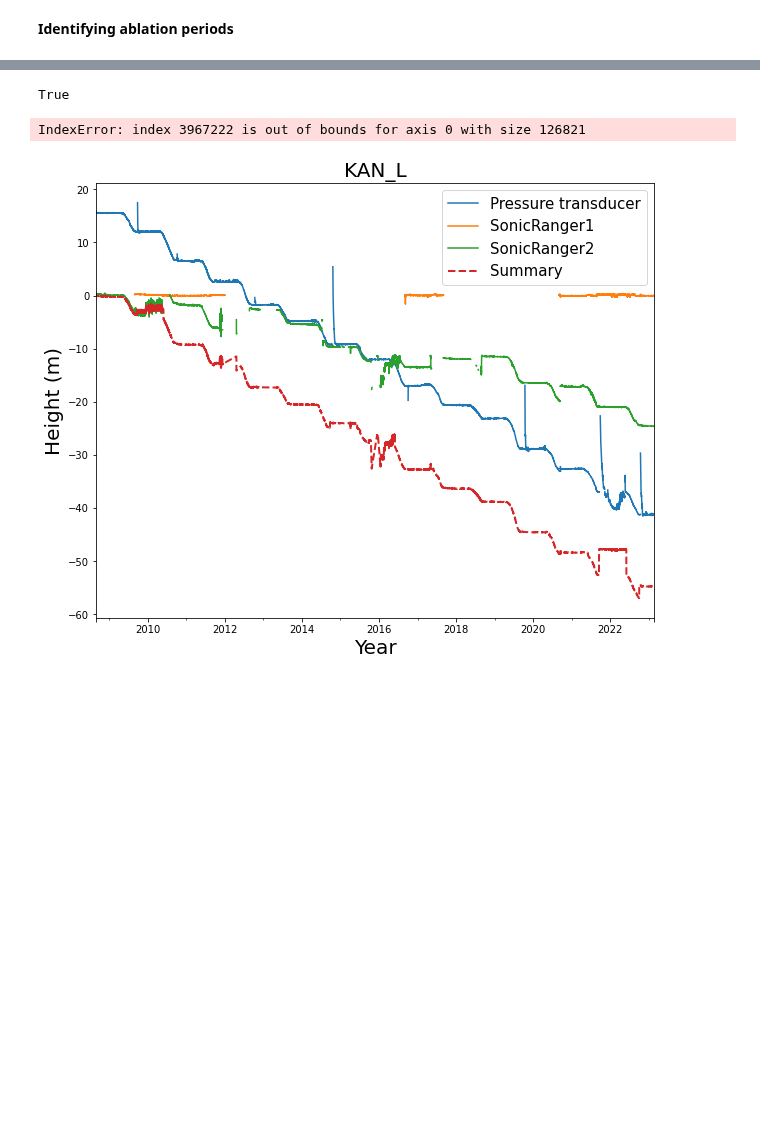
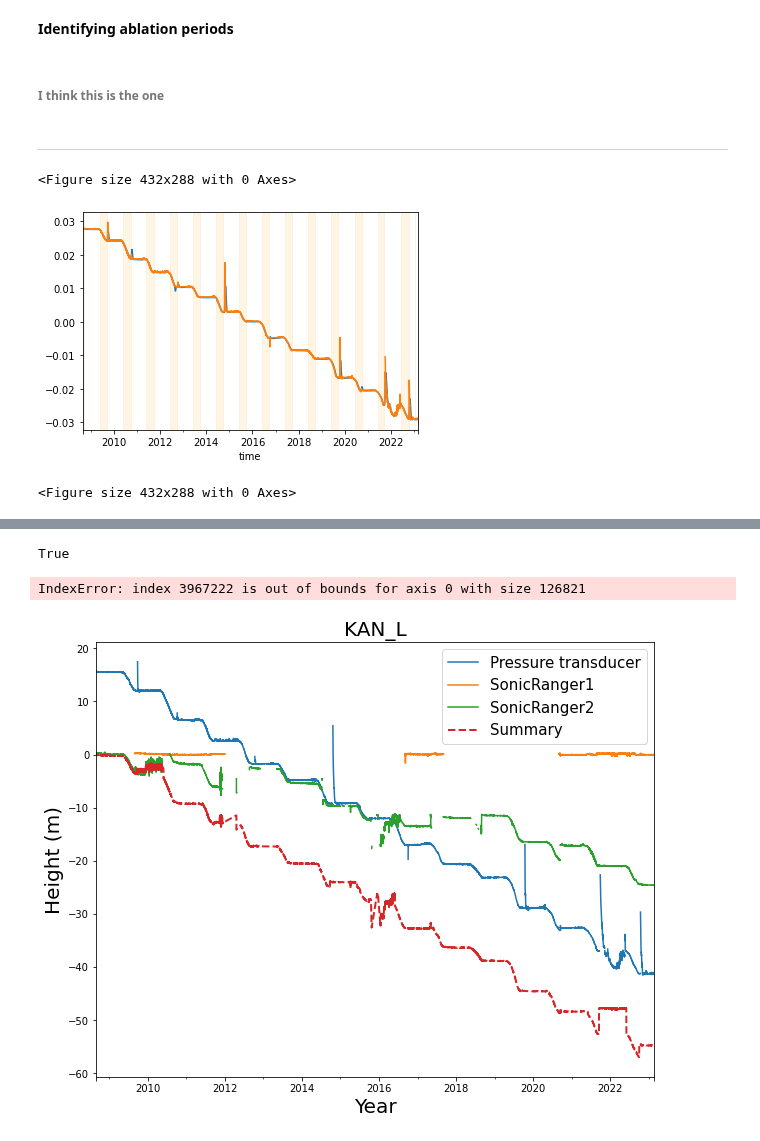
Before and after one commit to markbjerre/GEUS-Master-Thesis, a Jupyter notebook: scripts/SMB_Ablation.ipynb, the cells around one changed output, grey strips where cells are left out. Saved outputs shown, nothing was run; the diff lists cells and outputs as text; code cells hidden in the pictures; blank space fills up the shorter version.

Commit message:
Ablation_Periods

```diff
--- a/scripts/SMB_Ablation.ipynb
+++ b/scripts/SMB_Ablation.ipynb
@@ -69,4 +71,4 @@ def load_promice(path_to_file):
     df = df.set_index('time')
     return df
 # %%
-df = load_promice('data/new_promice/all_promice_data_hourly.parquet.gzip')
+x = load_promice('data/new_promice/all_promice_data_hourly.parquet.gzip')
@@ -73 +86,3 @@ df = load_promice('data/new_promice/all_promice_data_hourly.parquet.gzip')
+# %%
+df = x[x["stid"] == "KAN_L"]
 # %% [markdown]
@@ -150,0 +117,14 @@ ind_end =  years.copy()
+# %% [markdown]
+###### I think this is the one
+# %%
+# defining ice ablation period
+smoothed_PT =  df['z_pt_cor'].interpolate(limit=72).rolling('14D', min_periods=1).mean().shift(-7*14/2, freq='h')
+smoothed_PT = smoothed_PT.rolling('14D', min_periods=1).mean().shift(-7*14/2, freq='h')
+
+threshold_ablation = -0.0002 # Modify value if needed
+ind_ablation = np.logical_and(smoothed_PT.diff().values < threshold_ablation,
+                              np.isin(smoothed_PT.diff().index.month, [6, 7, 8, 9]))
+# ind_ablation = np.concatenate((ind_ablation[2*84:], ind_ablation[-(2*84)]))# no idea why the array is still shifted
+ind_ablation = np.concatenate((ind_ablation[4*24:], np.repeat(ind_ablation[-(4*24):-(4*24-1)], 4*24)))# no idea why the array is still shifted
+
+df['Ablation'] = ind_ablation.tolist()
@@ -150,0 +133,2 @@ ind_end =  years.copy()
+# %% [markdown]
+-------------------------------------------------------------------------------------------------------------------
@@ -150,0 +170,39 @@ ind_end =  years.copy()
+# %%
+for i, y in enumerate(years):
+#for each year
+    ind_yr = df.index.year.values == y
+    ind_abl_yr = np.logical_and(ind_yr, ind_ablation)
+    if np.any(ind_abl_yr):
+        # if there are some ablation flagged for that year
+        # then find begining and end
+        ind_start[i] = np.argwhere(ind_abl_yr)[0][0]
+        ind_end[i] = np.argwhere(ind_abl_yr)[-1][0]
+
+    # elif np.any(np.isin(df.index[ind_yr].month.values, [6, 7, 8])):
+    #     # if there is any data from june-august that year
+    #     # then use first and last day of JJA as ablation season
+    #     ind_abl_yr = np.logical_and(ind_yr, np.isin(df.index.month.values, [6, 7, 8]))
+    #     ind_start[i] = np.argwhere(ind_abl_yr)[0][0]
+    #     ind_end[i] = np.argwhere(ind_abl_yr)[-1]
+    #     ind_ablation[ind_start[i]:ind_end[i]] = True
+    #     ind_accumulation[ind_start[i]:ind_end[i]] = False
+    else:
+        # otherwise left as nan
+        ind_start[i] = -999
+        ind_end[i] = -999
+
+plt.figure()
+((smoothed_PT-smoothed_PT.mean())/1000).plot()
+((z-z.mean())/1000).plot()
+
+#smoothed_PT.diff().plot()
+#plt.axhline(threshold_ablation)
+
+for i, y in enumerate(years):
+    plt.axvspan(df.index[ind_start[i]],df.index[ind_end[i]], color='orange', alpha=0.1)
+
+plt.figure()
+# %% [output]
+<Figure size 432x288 with 0 Axes>
+[figure, added]
+<Figure size 432x288 with 0 Axes>
```
Also changed, not shown: parts of 17 cells of this notebook, 3 other files.
